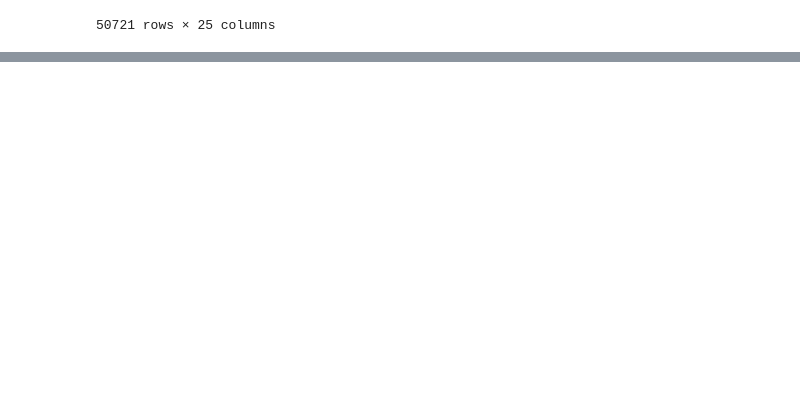
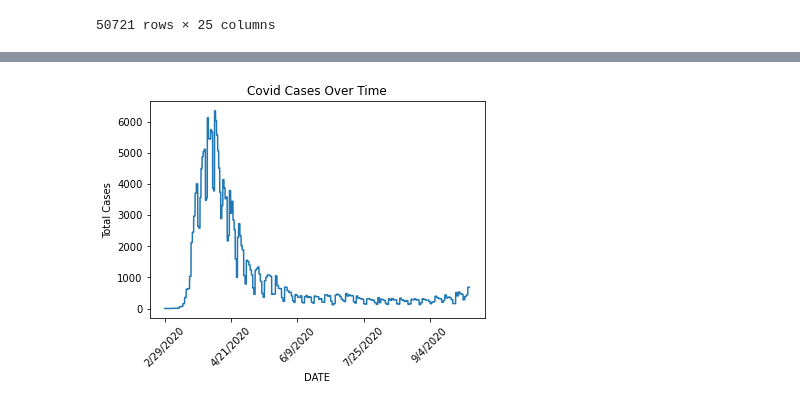
Before and after one commit to canamasc/Covid-Trends-VS-ATL-Crime, a Jupyter notebook: NYC_Crime_COVID.ipynb, the cells around one changed output, grey strips where cells are left out. Cells and saved outputs as stored; diff of their text form; code cells hidden in the pictures; blank space fills up the shorter version.

Commit message:
added a new plot

```diff
--- a/NYC_Crime_COVID.ipynb
+++ b/NYC_Crime_COVID.ipynb
@@ -434,3 +418,10 @@ plt.savefig("BX_COVID_Over_Time.png")
+# %%
+plot = NYC_df.plot.line(x='DATE', y='CASE_COUNT',
+                            title='Covid Cases Over Time',
+                            ylabel = 'Total Cases', legend=False, rot=45)
+plt.savefig("NYC_COVID_Over_Time.png")
+# %% [output]
+[figure, added]
 # %%
 plot2 = NYC_df.plot.line(x='DATE', y='crime_count',
                            title='Crime Reports Over Time',
```
Also changed, not shown: parts of 13 cells of this notebook, 3 other files.
